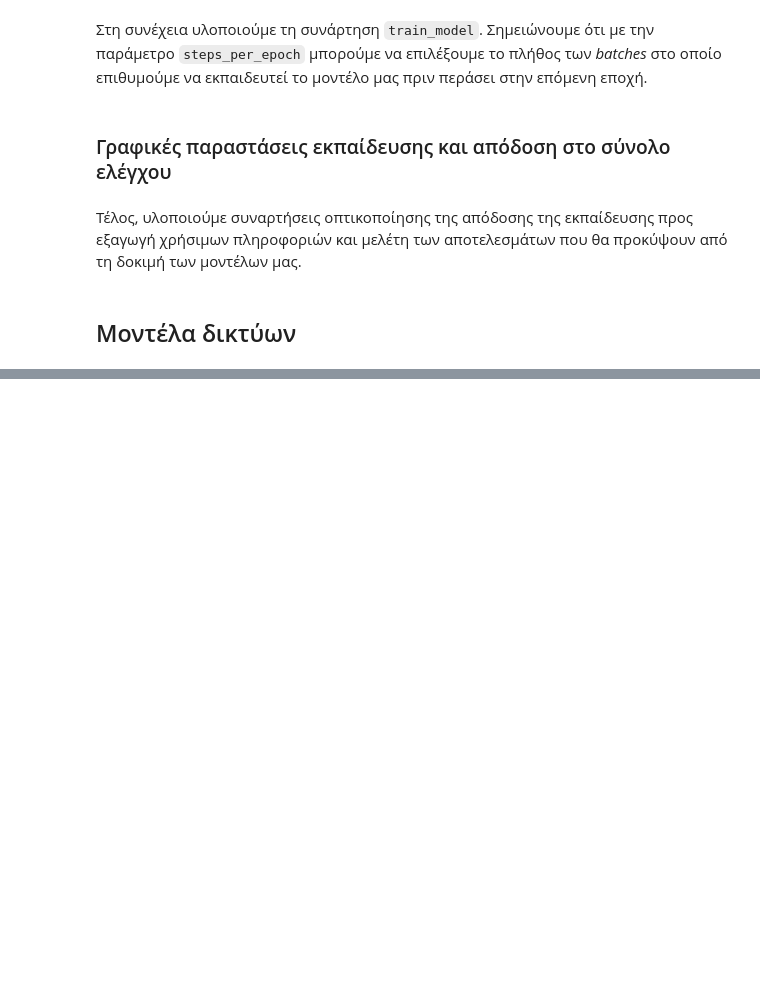
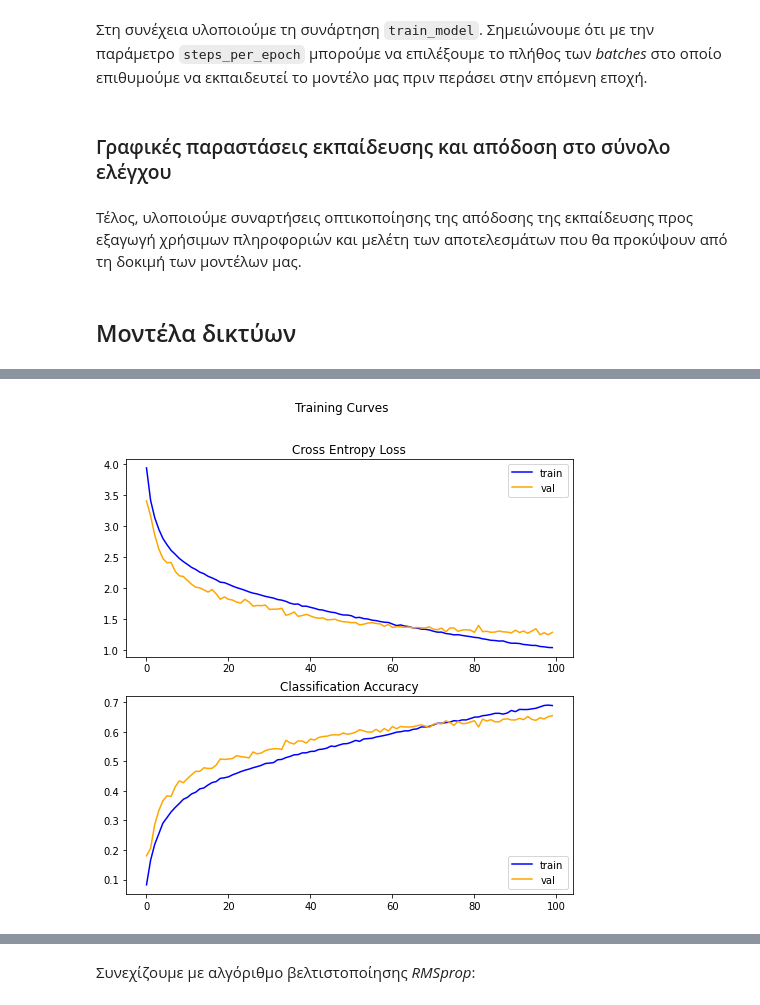
Before and after one commit to sonqo/ntua-ypsilon, a Jupyter notebook: 3_Neural_Networks_Intelligent_Systems/3_Deep_Learning/A11.ipynb, the cells around one changed output, grey strips where cells are left out. Saved outputs shown, nothing was run; the diff lists cells and outputs as text; code cells hidden in the pictures; blank space fills up the shorter version.

```diff
--- a/3_Neural_Networks_Intelligent_Systems/3_Deep_Learning/A11.ipynb
+++ b/3_Neural_Networks_Intelligent_Systems/3_Deep_Learning/A11.ipynb
@@ -366,0 +335,4 @@ accuracy: 0.79
+# %%
+datagen = ImageDataGenerator(rotation_range=0, width_shift_range=0.1, height_shift_range=0.1, horizontal_flip=True)
+
+datagen.fit(x_train)
@@ -366,0 +341,4 @@ accuracy: 0.79
+# %%
+ADAM_MODEL_AUG = init_adam_model(summary = True)
+
+ADAM_MODEL_AUG.fit(datagen.flow(x_train, y_train, batch_size=64), steps_per_epoch=x_train.shape[0]//64, epochs=100, validation_data=(x_val, y_val))
@@ -366,0 +364,4 @@ accuracy: 0.79
+# %%
+model_report(ADAM_MODEL_AUG, ADAM_MODEL_AUG.history)
+# %% [output]
+[figure, added]
@@ -366,0 +372,2 @@ accuracy: 0.79
+# %% [markdown]
+Συνεχίζουμε με αλγόριθμο βελτιστοποίησης *RMSprop*:
```
Also changed, not shown: parts of 59 cells of this notebook, 2 other files.
